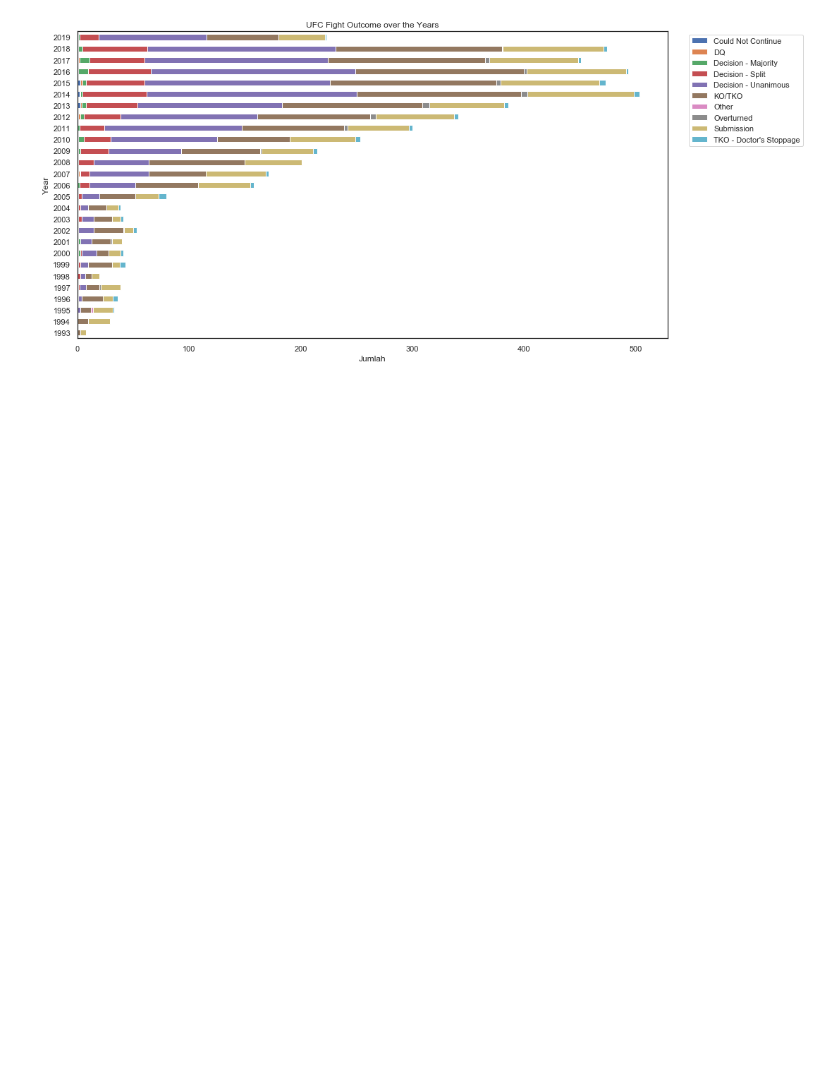
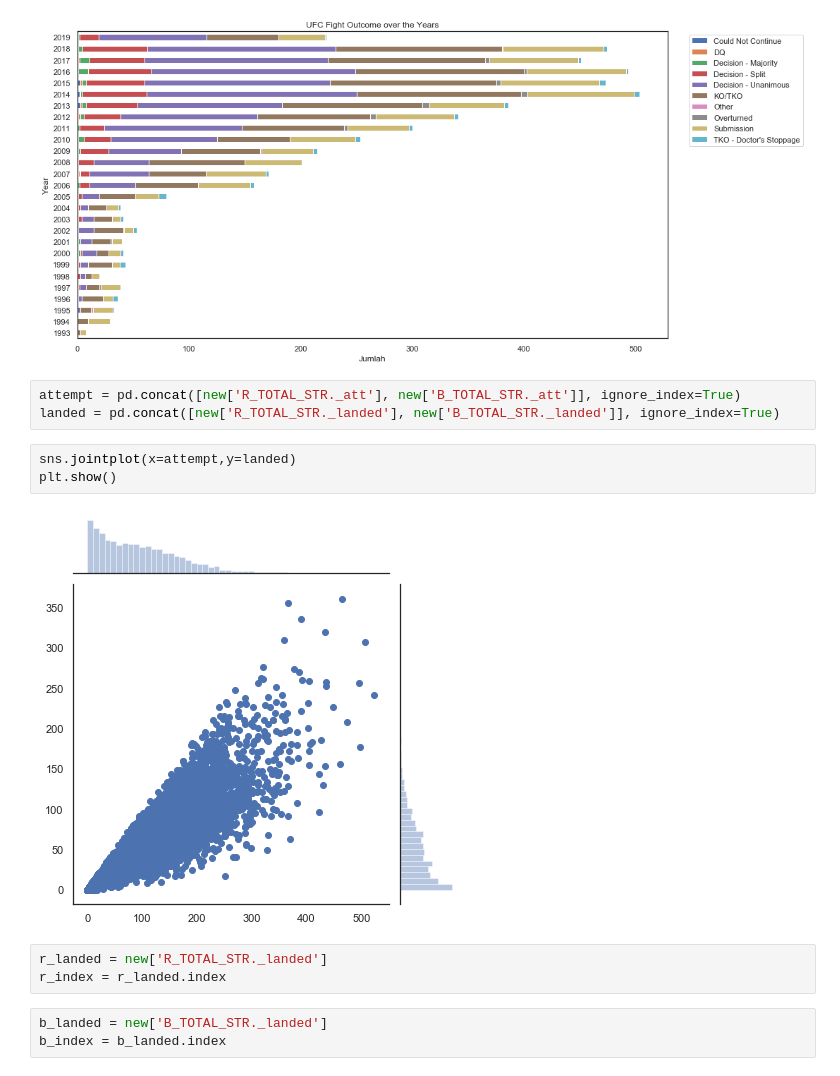
Before and after one commit to p4v10/ufc-dataset, a Jupyter notebook: ufc-visualizations.ipynb, the cells around one changed output. Saved outputs shown, nothing was run; the diff lists cells and outputs as text; blank space fills up the shorter version.

Commit message:
last
finished all the visualizations

```diff
--- a/ufc-visualizations.ipynb
+++ b/ufc-visualizations.ipynb
@@ -443,3 +443,17 @@ plt.ylabel('Year')
 plt.show()
 # %% [output]
 [figure]
+# %%
+attempt = pd.concat([new['R_TOTAL_STR._att'], new['B_TOTAL_STR._att']], ignore_index=True)
+landed = pd.concat([new['R_TOTAL_STR._landed'], new['B_TOTAL_STR._landed']], ignore_index=True)
+# %%
+sns.jointplot(x=attempt,y=landed)
+plt.show()
+# %% [output]
+[figure, added]
+# %%
+r_landed = new['R_TOTAL_STR._landed']
+r_index = r_landed.index
+# %%
+b_landed = new['B_TOTAL_STR._landed']
+b_index = b_landed.index
```
Also changed, not shown: parts of 4 cells of this notebook.
